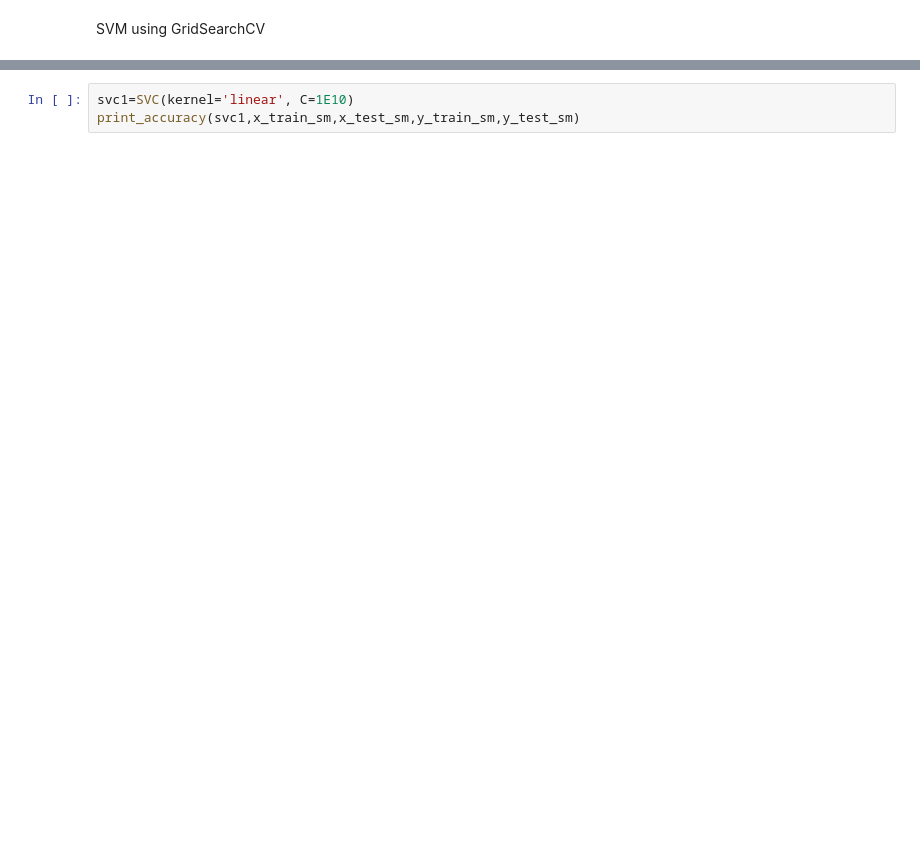
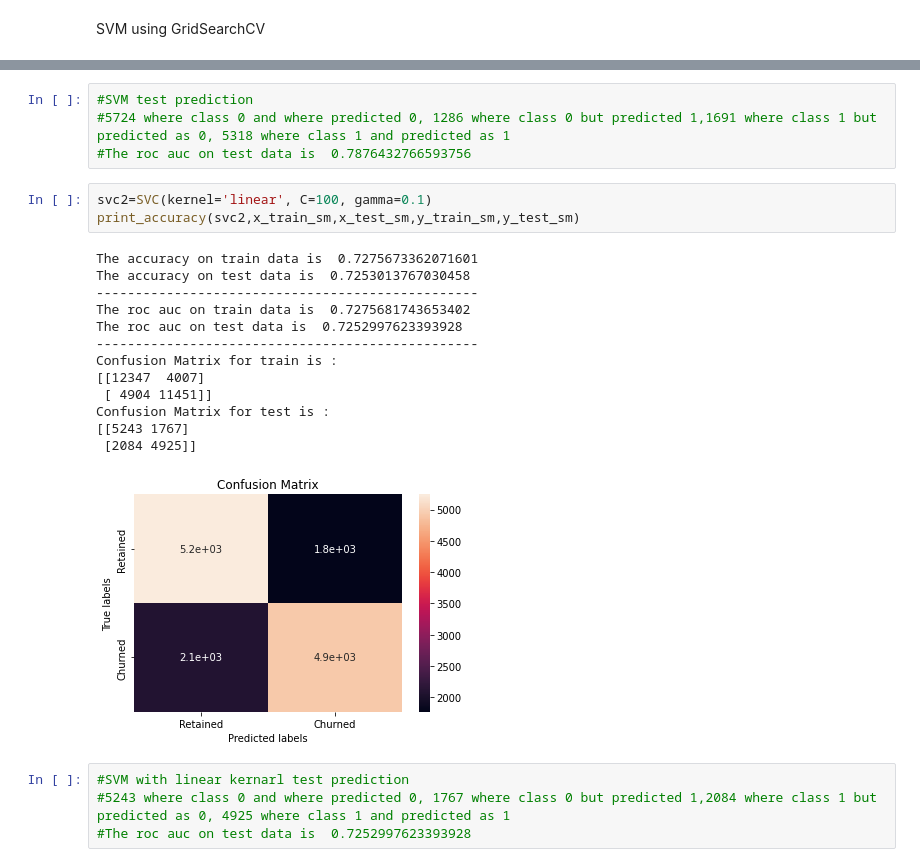
Before and after one commit to MiteshBhanushali/Credit-Card-Default, a Jupyter notebook: Copy_of_Credit_Card_Default_Prediction_Capstone_Project.ipynb, the cells around one changed output, grey strips where cells are left out. Drawn from its saved outputs; the diff is of its cells as text; blank space fills up the shorter version.

```diff
--- a/Copy_of_Credit_Card_Default_Prediction_Capstone_Project.ipynb
+++ b/Copy_of_Credit_Card_Default_Prediction_Capstone_Project.ipynb
@@ -685,4 +708,26 @@ Confusion Matrix for test is :
 [figure]
+# %%
+#SVM test prediction
+#5724 where class 0 and where predicted 0, 1286 where class 0 but predicted 1,1691 where class 1 but predicted as 0, 5318 where class 1 and predicted as 1
+#The roc auc on test data is  0.7876432766593756
 # %%
-svc1=SVC(kernel='linear', C=1E10)
-print_accuracy(svc1,x_train_sm,x_test_sm,y_train_sm,y_test_sm)
+svc2=SVC(kernel='linear', C=100, gamma=0.1)
+print_accuracy(svc2,x_train_sm,x_test_sm,y_train_sm,y_test_sm)
+# %% [output]
+The accuracy on train data is  0.7275673362071601
+The accuracy on test data is  0.7253013767030458
+-------------------------------------------------
+The roc auc on train data is  0.7275681743653402
+The roc auc on test data is  0.7252997623393928
+-------------------------------------------------
+Confusion Matrix for train is :
+[[12347  4007]
+ [ 4904 11451]]
+Confusion Matrix for test is :
+[[5243 1767]
+ [2084 4925]]
+[figure, added]
+# %%
+#SVM with linear kernarl test prediction
+#5243 where class 0 and where predicted 0, 1767 where class 0 but predicted 1,2084 where class 1 but predicted as 0, 4925 where class 1 and predicted as 1
+#The roc auc on test data is  0.7252997623393928
```
Also changed, not shown: parts of 28 cells of this notebook.
